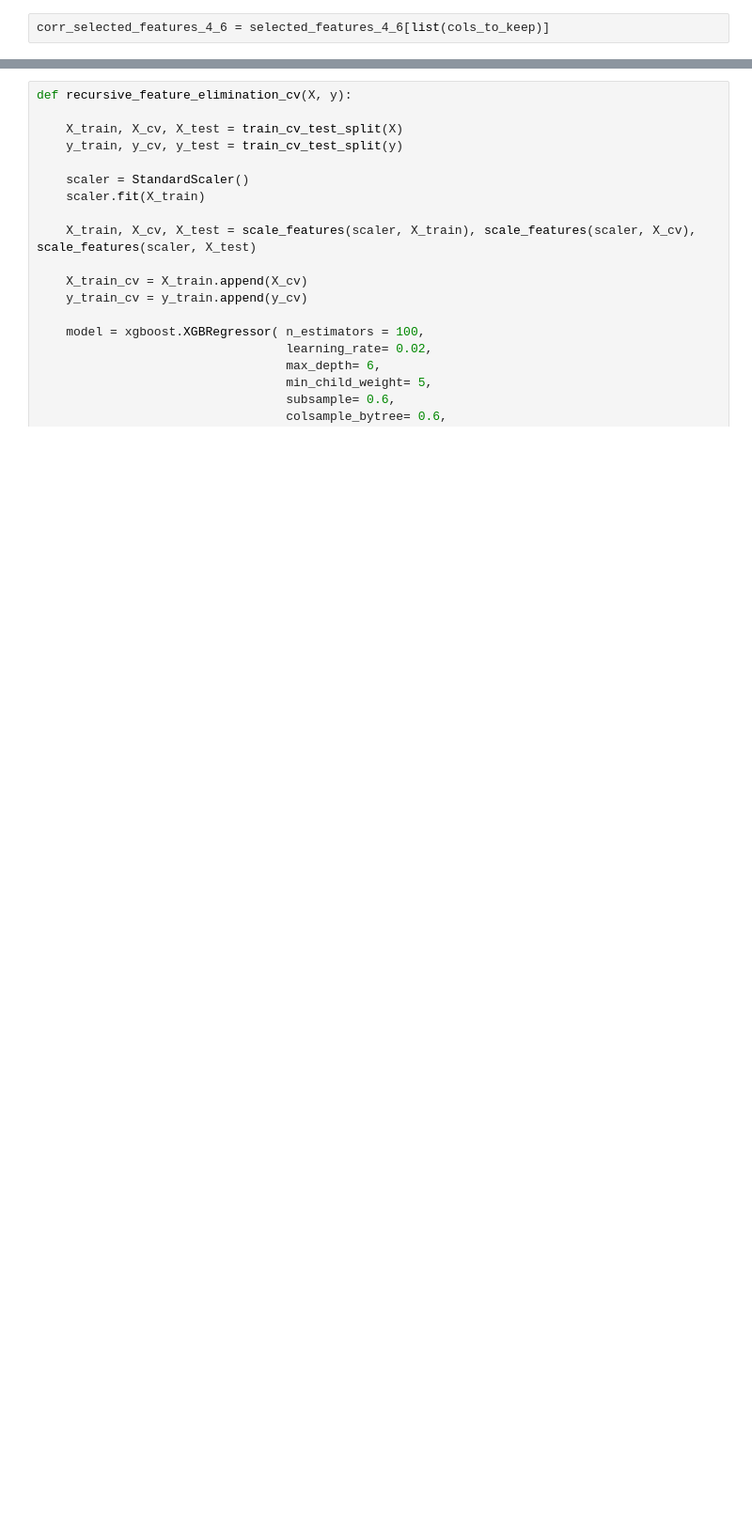
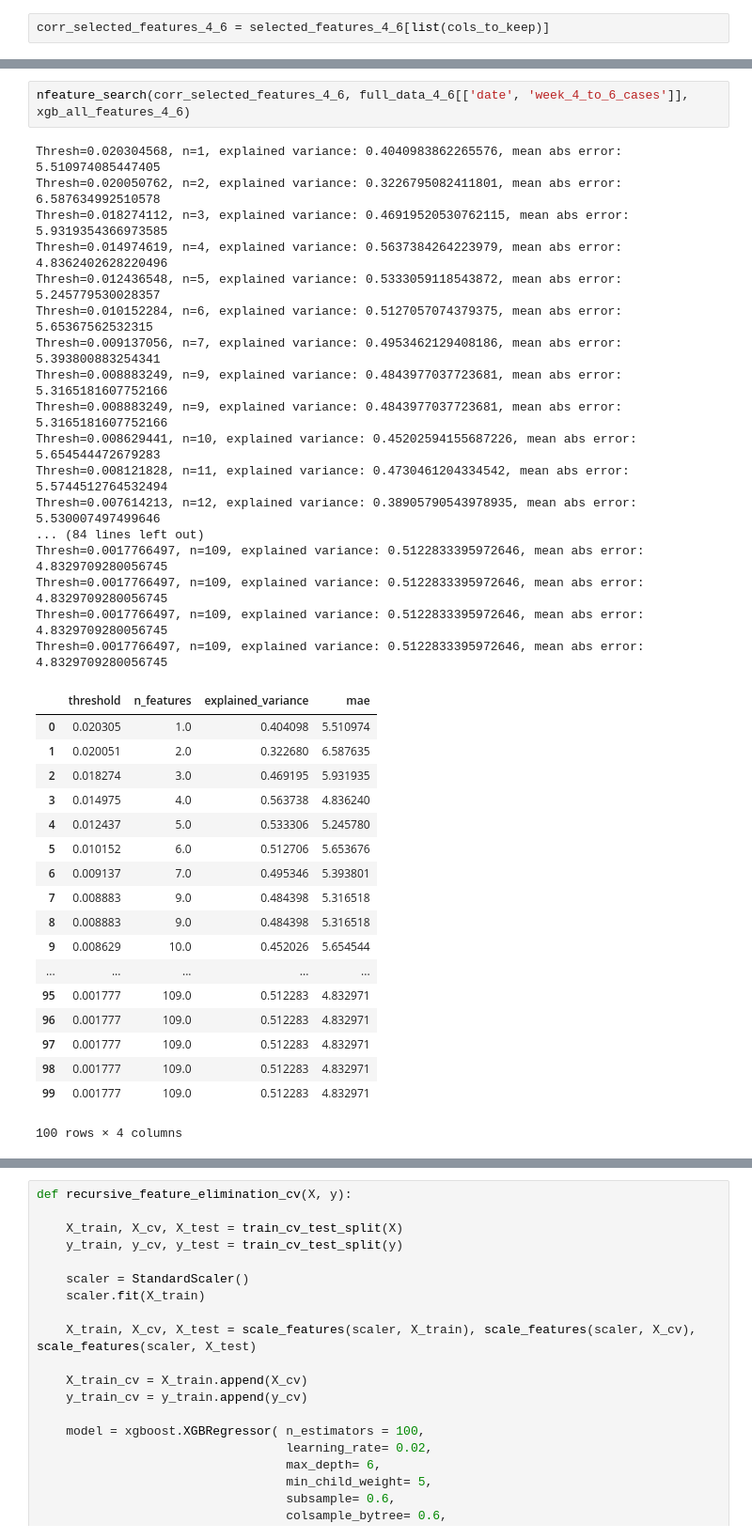
Before and after one commit to rohilbadkundri/CALM, a Jupyter notebook: exhaustive_feature_selection.ipynb, the cells around one changed output, grey strips where cells are left out. Shown at 94% size. Cells and saved outputs as stored; diff of their text form; blank space fills up the shorter version.

Commit message:
nfeature search

```diff
--- a/exhaustive_feature_selection.ipynb
+++ b/exhaustive_feature_selection.ipynb
@@ -296,0 +365,38 @@ corr_selected_features_4_6 = selected_features_4_6[list(cols_to_keep)]
+# %%
+nfeature_search(corr_selected_features_4_6, full_data_4_6[['date', 'week_4_to_6_cases']], xgb_all_features_4_6)
+# %% [output]
+Thresh=0.020304568, n=1, explained variance: 0.4040983862265576, mean abs error: 5.510974085447405
+Thresh=0.020050762, n=2, explained variance: 0.3226795082411801, mean abs error: 6.587634992510578
+Thresh=0.018274112, n=3, explained variance: 0.46919520530762115, mean abs error: 5.9319354366973585
+Thresh=0.014974619, n=4, explained variance: 0.5637384264223979, mean abs error: 4.8362402628220496
+Thresh=0.012436548, n=5, explained variance: 0.5333059118543872, mean abs error: 5.245779530028357
+Thresh=0.010152284, n=6, explained variance: 0.5127057074379375, mean abs error: 5.65367562532315
+Thresh=0.009137056, n=7, explained variance: 0.4953462129408186, mean abs error: 5.393800883254341
+Thresh=0.008883249, n=9, explained variance: 0.4843977037723681, mean abs error: 5.3165181607752166
+Thresh=0.008883249, n=9, explained variance: 0.4843977037723681, mean abs error: 5.3165181607752166
+Thresh=0.008629441, n=10, explained variance: 0.45202594155687226, mean abs error: 5.654544472679283
+Thresh=0.008121828, n=11, explained variance: 0.4730461204334542, mean abs error: 5.5744512764532494
+Thresh=0.007614213, n=12, explained variance: 0.38905790543978935, mean abs error: 5.530007497499646
+... (84 lines left out)
+Thresh=0.0017766497, n=109, explained variance: 0.5122833395972646, mean abs error: 4.8329709280056745
+Thresh=0.0017766497, n=109, explained variance: 0.5122833395972646, mean abs error: 4.8329709280056745
+Thresh=0.0017766497, n=109, explained variance: 0.5122833395972646, mean abs error: 4.8329709280056745
+Thresh=0.0017766497, n=109, explained variance: 0.5122833395972646, mean abs error: 4.8329709280056745
+|  | threshold | n_features | explained_variance | mae |
+| 0 | 0.020305 | 1.0 | 0.404098 | 5.510974 |
+| 1 | 0.020051 | 2.0 | 0.322680 | 6.587635 |
+| 2 | 0.018274 | 3.0 | 0.469195 | 5.931935 |
+| 3 | 0.014975 | 4.0 | 0.563738 | 4.836240 |
+| 4 | 0.012437 | 5.0 | 0.533306 | 5.245780 |
+| 5 | 0.010152 | 6.0 | 0.512706 | 5.653676 |
+| 6 | 0.009137 | 7.0 | 0.495346 | 5.393801 |
+| 7 | 0.008883 | 9.0 | 0.484398 | 5.316518 |
+| 8 | 0.008883 | 9.0 | 0.484398 | 5.316518 |
+| 9 | 0.008629 | 10.0 | 0.452026 | 5.654544 |
+| ... | ... | ... | ... | ... |
+| 95 | 0.001777 | 109.0 | 0.512283 | 4.832971 |
+| 96 | 0.001777 | 109.0 | 0.512283 | 4.832971 |
+| 97 | 0.001777 | 109.0 | 0.512283 | 4.832971 |
+| 98 | 0.001777 | 109.0 | 0.512283 | 4.832971 |
+| 99 | 0.001777 | 109.0 | 0.512283 | 4.832971 |
+100 rows × 4 columns
```
Also changed, not shown: parts of 24 cells of this notebook.
